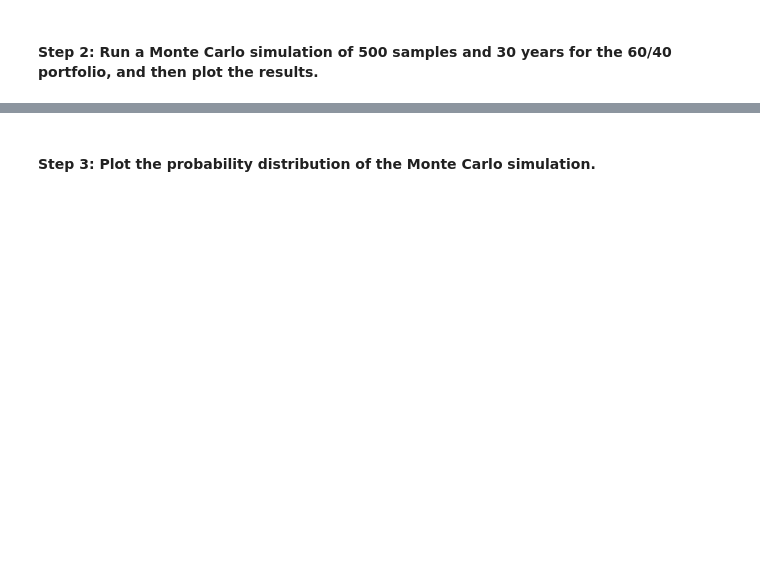
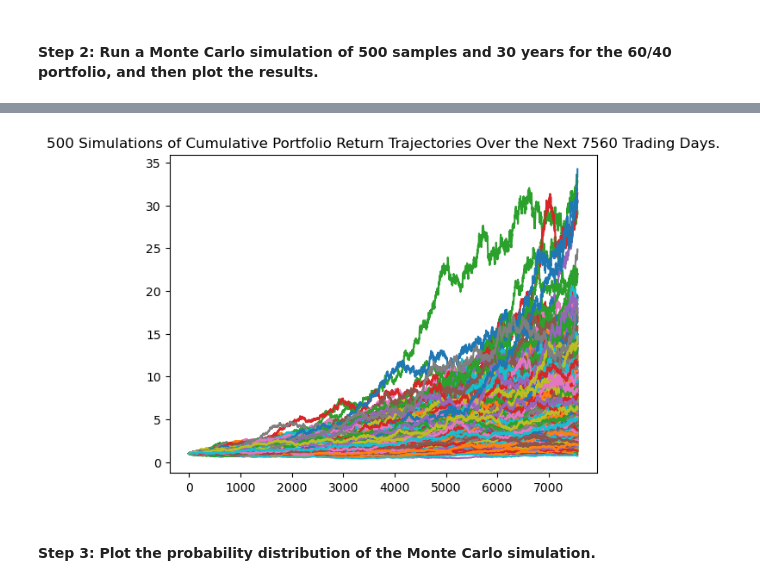
Before and after one commit to MLeGare29/M5_CHALLENGE, a Jupyter notebook: financial_planning_tools.ipynb, the cells around one changed output, grey strips where cells are left out. Drawn from its saved outputs; the diff is of its cells as text; code cells hidden in the pictures; blank space fills up the shorter version.

Commit message:
Save checkpoint for the financial_planning notebook.

```diff
--- a/financial_planning_tools.ipynb
+++ b/financial_planning_tools.ipynb
@@ -427,22 +450,28 @@ In this section, you’ll use the MCForecastTools library to create a Monte Carl
 # %%
 # Set start and end dates of 3 years back from your current date
 # Alternatively, you can use an end date of 2020-08-07 and work 3 years back from that date
-# YOUR CODE HERE
-# YOUR CODE HERE
+start_date_2 = pd.Timestamp("2020-05-01", tz="America/New_York").isoformat()
+end_date_2 = pd.Timestamp('2023-05-03', tz='America/New_York').isoformat()
 # %%
 # Use the Alpaca get_bars function to make the API call to get the 3 years worth of pricing data
 # The tickers and timeframe parameters should have been set in Part 1 of this activity
 # The start and end dates should be updated with the information set above
 # Remember to add the df property to the end of the call so the response is returned as a DataFrame
-# YOUR CODE HERE
+portfolio_forecast_df = alpaca.get_bars(
+    tickers,
+    timeframe,
+    start=start_date_2,
+    end=end_date_2).df
 
 # Reorganize the DataFrame
 # Separate ticker data
-# YOUR CODE HERE
+SPY = portfolio_forecast_df[portfolio_forecast_df['symbol']=='SPY'].drop('symbol', axis=1)
+AGG = portfolio_forecast_df[portfolio_forecast_df['symbol']=='AGG'].drop('symbol', axis=1)
+
 
 # Concatenate the ticker DataFrames
-# YOUR CODE HERE
+portfolio_forecast_df = pd.concat([SPY, AGG],axis=1,keys=['SPY', 'AGG'])
 
 # Display both the first and last five rows of the DataFrame
-# YOUR CODE HERE
-# YOUR CODE HERE
+display(portfolio_forecast_df.head())
+display(portfolio_forecast_df.tail())
@@ -452,7 +498,12 @@ In this section, you’ll use the MCForecastTools library to create a Monte Carl
 # Configure the Monte Carlo simulation to forecast 30 years cumulative returns
 # The weights should be split 40% to AGG and 60% to SPY.
 # Run 500 samples.
-# YOUR CODE HERE
+MC_thirtyyear = MCSimulation(
+    portfolio_data = portfolio_forecast_df,
+    weights = [.60, .40],
+    num_simulation = 500,
+    num_trading_days = 252*30
+)
 
 # Review the simulation input data
-# YOUR CODE HERE
+MC_thirtyyear
@@ -462,7 +539,12 @@ In this section, you’ll use the MCForecastTools library to create a Monte Carl
 # %%
 # Visualize the 30-year Monte Carlo simulation by creating an
 # overlay line plot
-# YOUR CODE HERE
+MC_30_line_plot = MC_thirtyyear.plot_simulation()
+
+# Save the plot
+MC_30_line_plot.get_figure().savefig('MC_30_line_plot.png', bbox_inches='tight')
+# %% [output]
+[figure, added]
 # %% [markdown]
 #### Step 3: Plot the probability distribution of the Monte Carlo simulation.
 # %%
```
Also changed, not shown: parts of 31 cells of this notebook.
